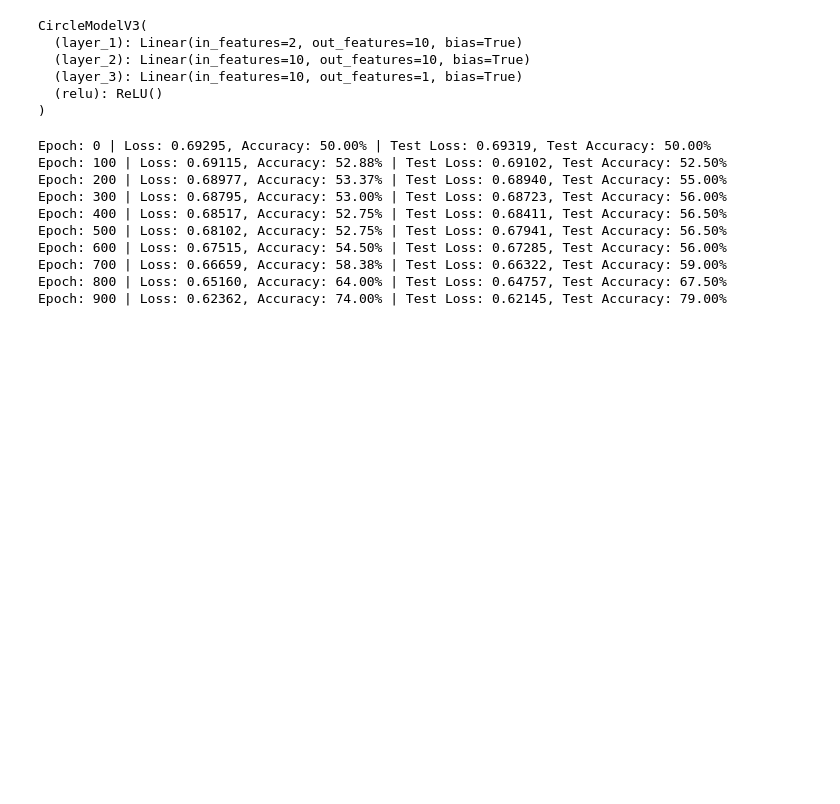
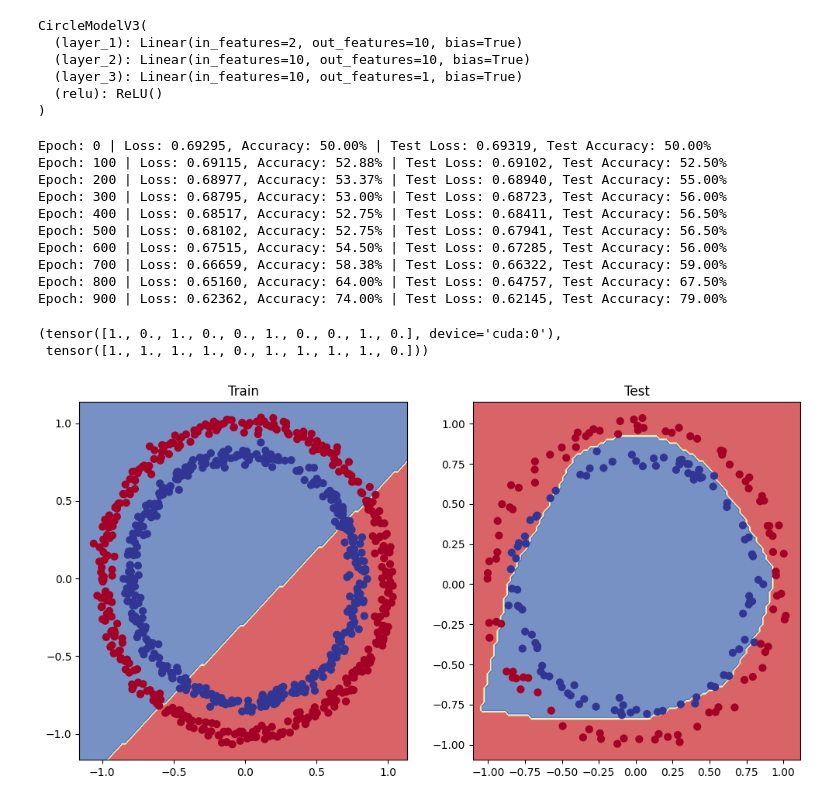
Before and after one commit to JV456/PyTorch, a Jupyter notebook: Classification.ipynb, the cells around one changed output. Cells and saved outputs as stored; diff of their text form; code cells hidden in the pictures; blank space fills up the shorter version.

Commit message:
Evaluating a model with non-linearity

```diff
--- a/Classification.ipynb
+++ b/Classification.ipynb
@@ -654,3 +654,23 @@ Epoch: 600 | Loss: 0.67515, Accuracy: 54.50% | Test Loss: 0.67285, Test Accuracy
 Epoch: 700 | Loss: 0.66659, Accuracy: 58.38% | Test Loss: 0.66322, Test Accuracy: 59.00%
 Epoch: 800 | Loss: 0.65160, Accuracy: 64.00% | Test Loss: 0.64757, Test Accuracy: 67.50%
 Epoch: 900 | Loss: 0.62362, Accuracy: 74.00% | Test Loss: 0.62145, Test Accuracy: 79.00%
+# %%
+# Making predictions
+model_4.eval()
+with torch.inference_mode():
+    y_preds = torch.round(torch.sigmoid(model_4(X_test))).squeeze()
+y_preds[:10], y[:10]
+# %% [output]
+(tensor([1., 0., 1., 0., 0., 1., 0., 0., 1., 0.], device='cuda:0'),
+ tensor([1., 1., 1., 1., 0., 1., 1., 1., 1., 0.]))
+# %%
+# Ploting decision boundaries for training and test sets
+plt.figure(figsize=(12, 6))
+plt.subplot(1, 2, 1)
+plt.title("Train")
+plot_decision_boundary(model_1, X_train, y_train)
+plt.subplot(1, 2, 2)
+plt.title("Test")
+plot_decision_boundary(model_4, X_test, y_test)
+# %% [output]
+[figure, added]
```
